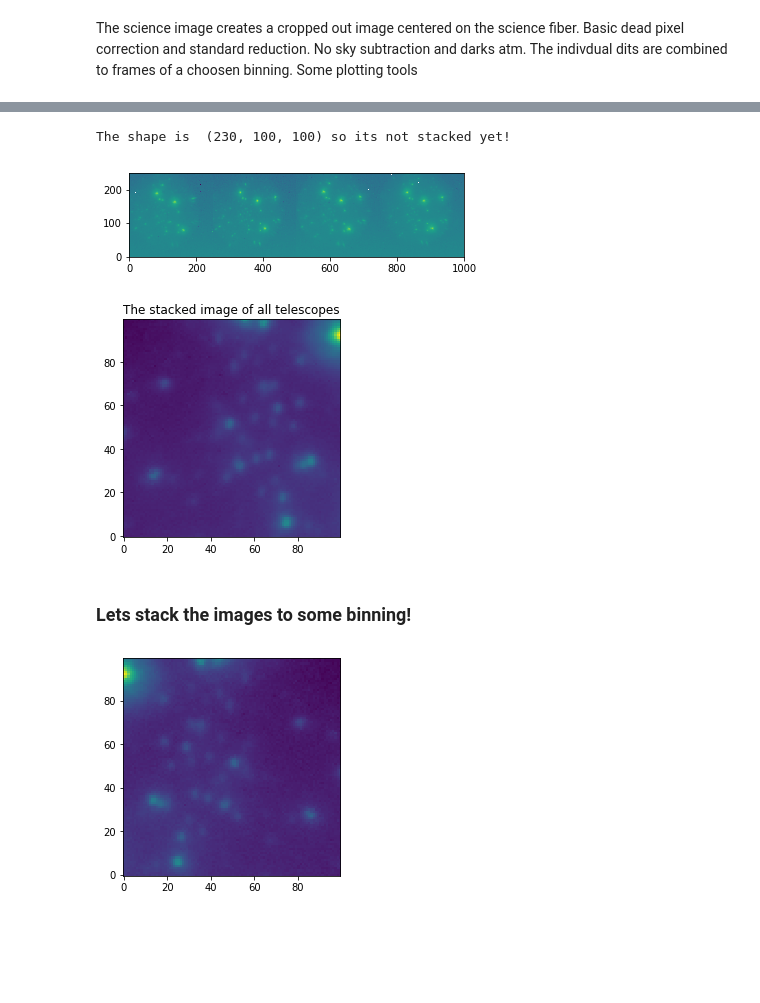
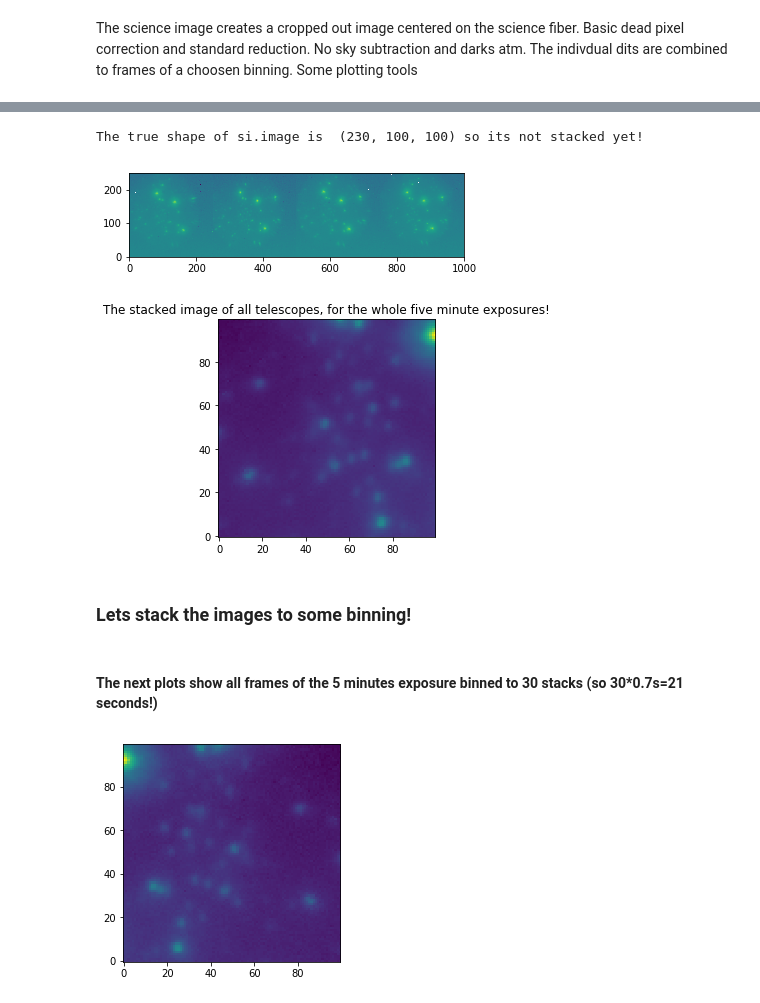
Before and after one commit to Sebastiano-von-Fellenberg/AquisitionCamera, a Jupyter notebook: Aquistion Cam.ipynb, the cells around one changed output, grey strips where cells are left out. Cells and saved outputs as stored; diff of their text form; code cells hidden in the pictures; blank space fills up the shorter version.

```diff
--- a/Aquistion Cam.ipynb
+++ b/Aquistion Cam.ipynb
@@ -42,13 +48,13 @@ si?
 # %%
 plt.imshow(np.nanmean(si.raw_image, axis=0), origin="lower", norm=LogNorm())
 plt.figure()
-plt.title("The stacked image of all telescopes")
+plt.title("The stacked image of all telescopes, for the whole five minute exposures!")
 plt.imshow(np.nanmean(si.image, axis=0), origin="lower", norm=LogNorm())
-print("The shape is ", si.image.shape, "so its not stacked yet!")
+print("The true shape of si.image is ", si.image.shape, "so its not stacked yet!")
 # %% [output]
-The shape is  (230, 100, 100) so its not stacked yet!
+The true shape of si.image is  (230, 100, 100) so its not stacked yet!
 [figure]
-[figure, old version]
+[figure, new version]
 # %% [markdown]
 ### Lets stack the images to some binning!
 # %%
@@ -56,4 +62,6 @@ si.stack=30 ## Set the number of dits per frame to forty, from default 20 (i.e.
 si.get_frames()
+# %% [markdown]
+#### The next plots show all frames of the 5 minutes exposure binned to 30 stacks (so 30*0.7s=21 seconds!)
 # %%
 si.get_frame_plot() ## plot the frames
 # %% [output]
```
Also changed, not shown: parts of 7 cells of this notebook.
